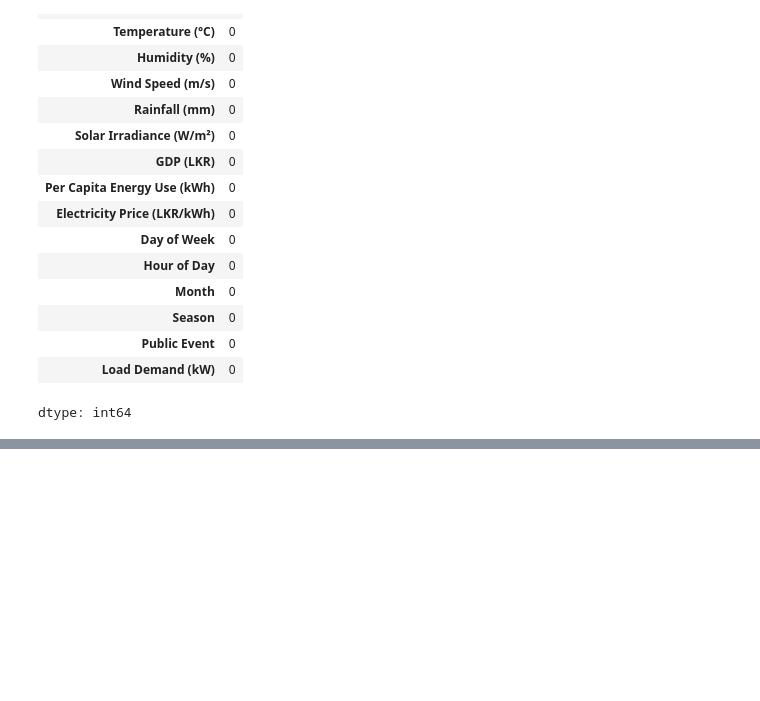
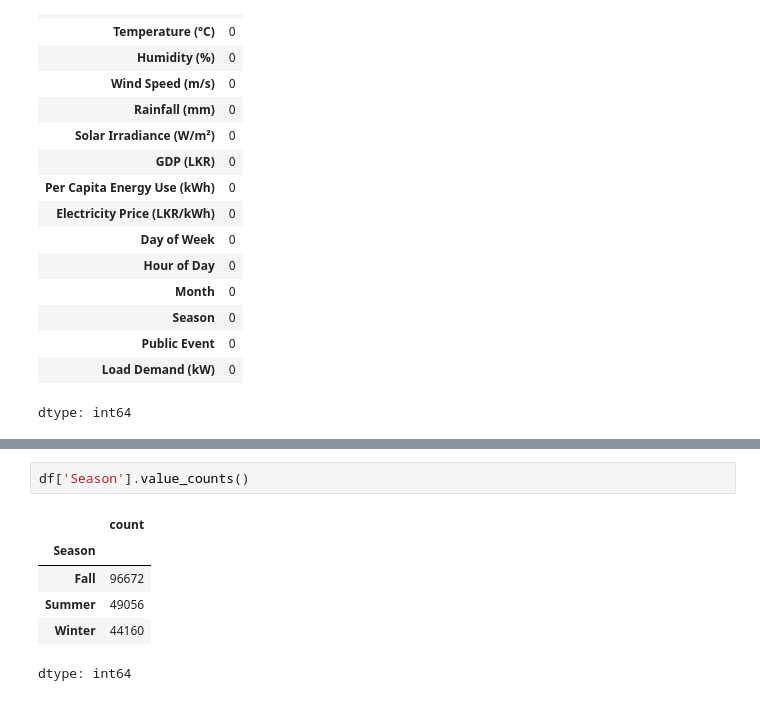
Before and after one commit to shammika000/sri-lanka-electricity-demand-forecasting, a Jupyter notebook: ml/notebooks/01_data_exploration.ipynb, the cells around one changed output, grey strips where cells are left out. Saved outputs shown, nothing was run; the diff lists cells and outputs as text; blank space fills up the shorter version.

```diff
--- a/ml/notebooks/01_data_exploration.ipynb
+++ b/ml/notebooks/01_data_exploration.ipynb
@@ -81,0 +135,9 @@ dtype: int64
+# %%
+df['Season'].value_counts()
+# %% [output]
+|  | count |
+| Season |  |
+| Fall | 96672 |
+| Summer | 49056 |
+| Winter | 44160 |
+dtype: int64
```
Also changed, not shown: parts of 12 cells of this notebook.
